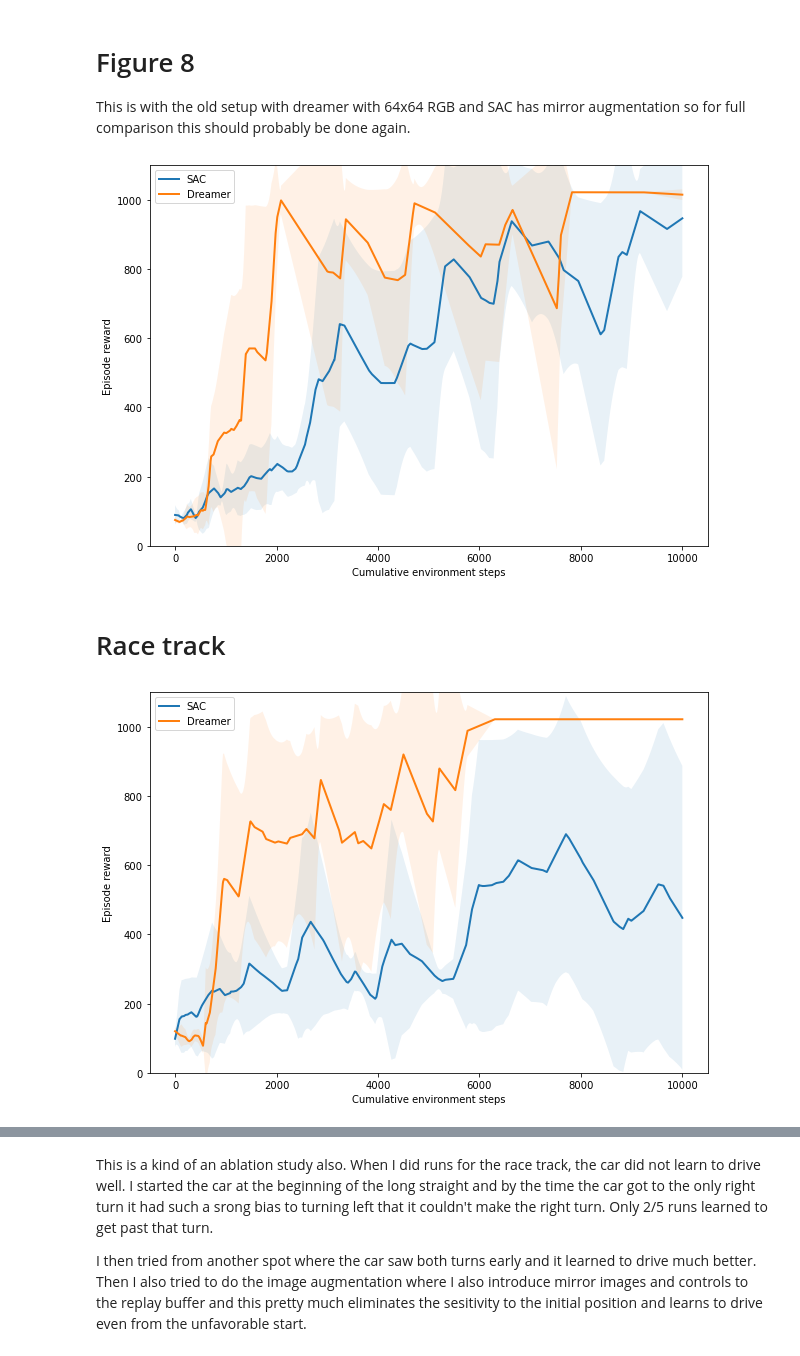
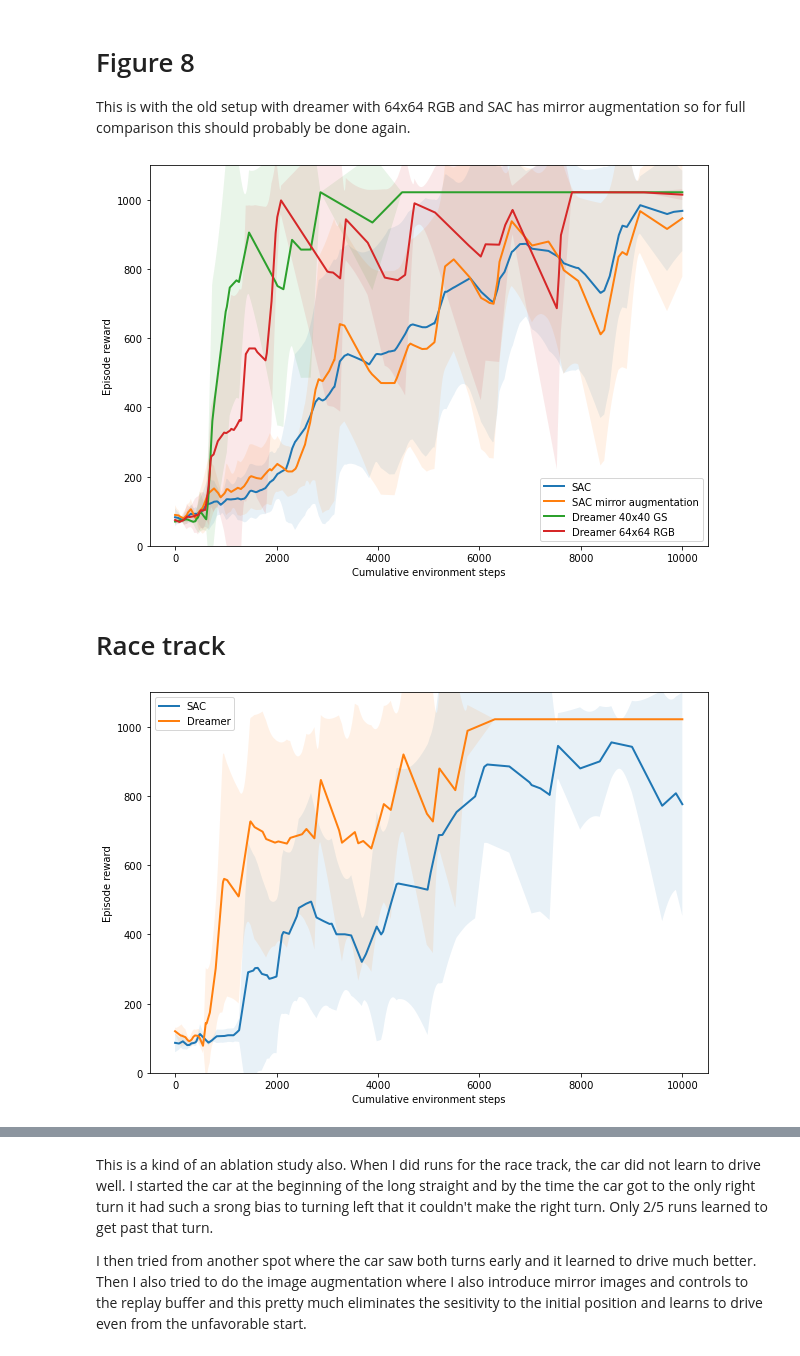
Before and after one commit to ari-viitala/RLDonkeyCar, a Jupyter notebook: analysis/Results.ipynb, the cells around one changed output, grey strips where cells are left out. Drawn from its saved outputs; the diff is of its cells as text; code cells hidden in the pictures.

Commit message:
More results

```diff
--- a/analysis/Results.ipynb
+++ b/analysis/Results.ipynb
@@ -83,6 +92,7 @@ def plot_run(data_folder, label, env_type="real"):
     for i, r in enumerate(runs):
         data = vs.load_data(f"{data_folder}/{r}")
         data = data[data.Step > 20]
+        data = data[["Episode", "Step"]]
         episode_lengths = data.groupby("Episode").max().Step
         cum_env_steps = [0] + list(data.groupby("Episode").max().Step.cumsum()[:-1])
 
@@ -125,15 +135,17 @@ This is with the old setup with dreamer with 64x64 RGB and SAC has mirror augmen
 # %%
 plt.figure(1, (10, 7))
 plot_run("./results/real_sac/figure_8/", "SAC")
-plot_run("./results/real_dreamer/figure_8/", "Dreamer")
+plot_run("./results/real_sac/figure_8_aug/", "SAC mirror augmentation")
+plot_run("./results/real_dreamer/figure_8/", "Dreamer 40x40 GS")
+plot_run("./results/real_dreamer/figure_8_color/", "Dreamer 64x64 RGB")
 # %% [output]
-[figure, old version]
+[figure, new version]
 # %% [markdown]
 # Race track
 # %%
 plt.figure(1, (10, 7))
-plot_run("./results/real_sac/track", "SAC")
+plot_run("./results/real_sac/track_favorable_start/", "SAC")
 plot_run("./results/real_dreamer/track/", "Dreamer")
 plt.show()
 # %% [output]
-[figure, old version]
+[figure, new version]
```
Also changed, not shown: parts of 11 cells of this notebook, 21 other files.
